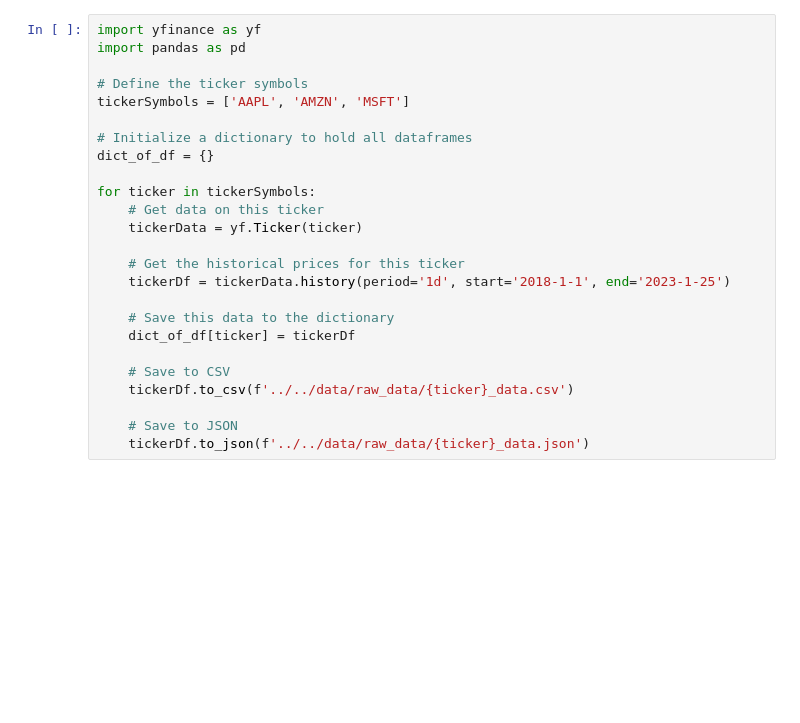
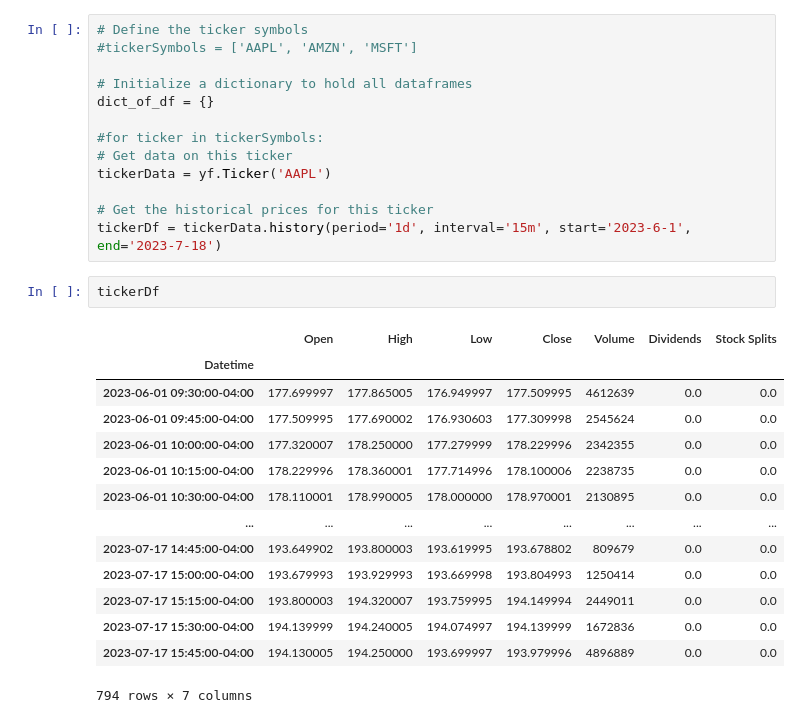
Before and after one commit to varun-gangadharan/ML-trading-bot, a Jupyter notebook: scripts/data_collection/get_data.ipynb, the cells around one changed output. Cells and saved outputs as stored; diff of their text form; blank space fills up the shorter version.

```diff
--- a/scripts/data_collection/get_data.ipynb
+++ b/scripts/data_collection/get_data.ipynb
@@ -23,25 +29,30 @@ Note: you may need to restart the kernel to use updated packages.
 # %%
-import yfinance as yf
-import pandas as pd
-
 # Define the ticker symbols
-tickerSymbols = ['AAPL', 'AMZN', 'MSFT']
+#tickerSymbols = ['AAPL', 'AMZN', 'MSFT']
 
 # Initialize a dictionary to hold all dataframes
 dict_of_df = {}
 
-for ticker in tickerSymbols:
-    # Get data on this ticker
-    tickerData = yf.Ticker(ticker)
+#for ticker in tickerSymbols:
+# Get data on this ticker
+tickerData = yf.Ticker('AAPL')
 
-    # Get the historical prices for this ticker
-    tickerDf = tickerData.history(period='1d', start='2018-1-1', end='2023-1-25')
-
-    # Save this data to the dictionary
-    dict_of_df[ticker] = tickerDf
-
-    # Save to CSV
-    tickerDf.to_csv(f'../../data/raw_data/{ticker}_data.csv')
-
-    # Save to JSON
-    tickerDf.to_json(f'../../data/raw_data/{ticker}_data.json')
+# Get the historical prices for this ticker
+tickerDf = tickerData.history(period='1d', interval='15m', start='2023-6-1', end='2023-7-18')
+# %%
+tickerDf
+# %% [output]
+|  | Open | High | Low | Close | Volume | Dividends | Stock Splits |
+| Datetime |  |  |  |  |  |  |  |
+| 2023-06-01 09:30:00-04:00 | 177.699997 | 177.865005 | 176.949997 | 177.509995 | 4612639 | 0.0 | 0.0 |
+| 2023-06-01 09:45:00-04:00 | 177.509995 | 177.690002 | 176.930603 | 177.309998 | 2545624 | 0.0 | 0.0 |
+| 2023-06-01 10:00:00-04:00 | 177.320007 | 178.250000 | 177.279999 | 178.229996 | 2342355 | 0.0 | 0.0 |
+| 2023-06-01 10:15:00-04:00 | 178.229996 | 178.360001 | 177.714996 | 178.100006 | 2238735 | 0.0 | 0.0 |
+| 2023-06-01 10:30:00-04:00 | 178.110001 | 178.990005 | 178.000000 | 178.970001 | 2130895 | 0.0 | 0.0 |
+| ... | ... | ... | ... | ... | ... | ... | ... |
+| 2023-07-17 14:45:00-04:00 | 193.649902 | 193.800003 | 193.619995 | 193.678802 | 809679 | 0.0 | 0.0 |
+| 2023-07-17 15:00:00-04:00 | 193.679993 | 193.929993 | 193.669998 | 193.804993 | 1250414 | 0.0 | 0.0 |
+| 2023-07-17 15:15:00-04:00 | 193.800003 | 194.320007 | 193.759995 | 194.149994 | 2449011 | 0.0 | 0.0 |
+| 2023-07-17 15:30:00-04:00 | 194.139999 | 194.240005 | 194.074997 | 194.139999 | 1672836 | 0.0 | 0.0 |
+| 2023-07-17 15:45:00-04:00 | 194.130005 | 194.250000 | 193.699997 | 193.979996 | 4896889 | 0.0 | 0.0 |
+794 rows × 7 columns
```
Also changed, not shown: parts of 7 cells of this notebook, 6 other files.
